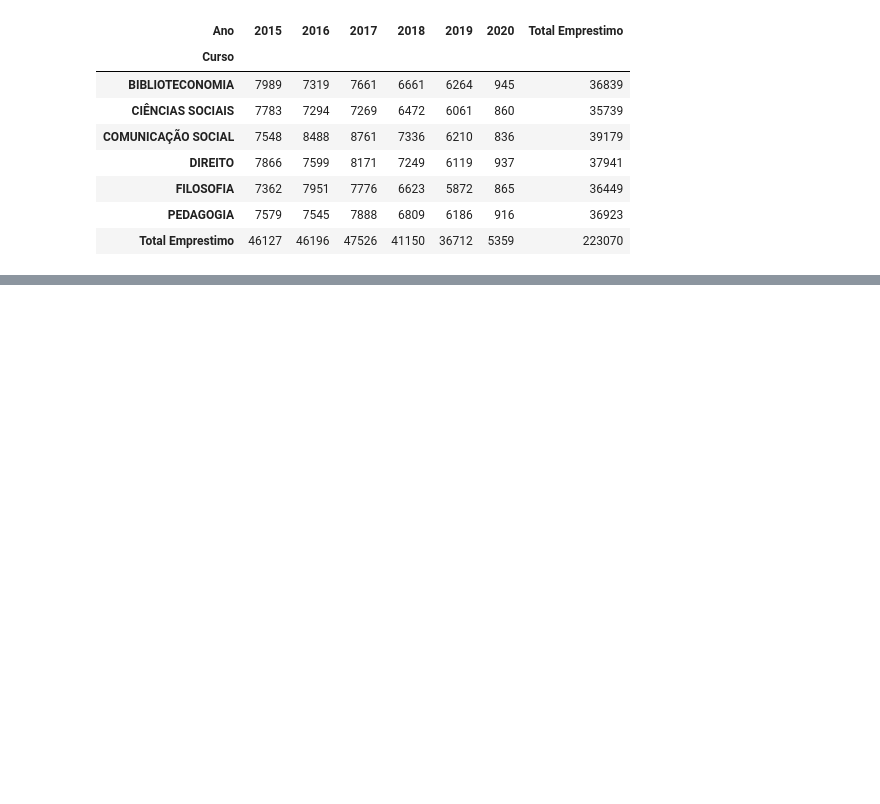
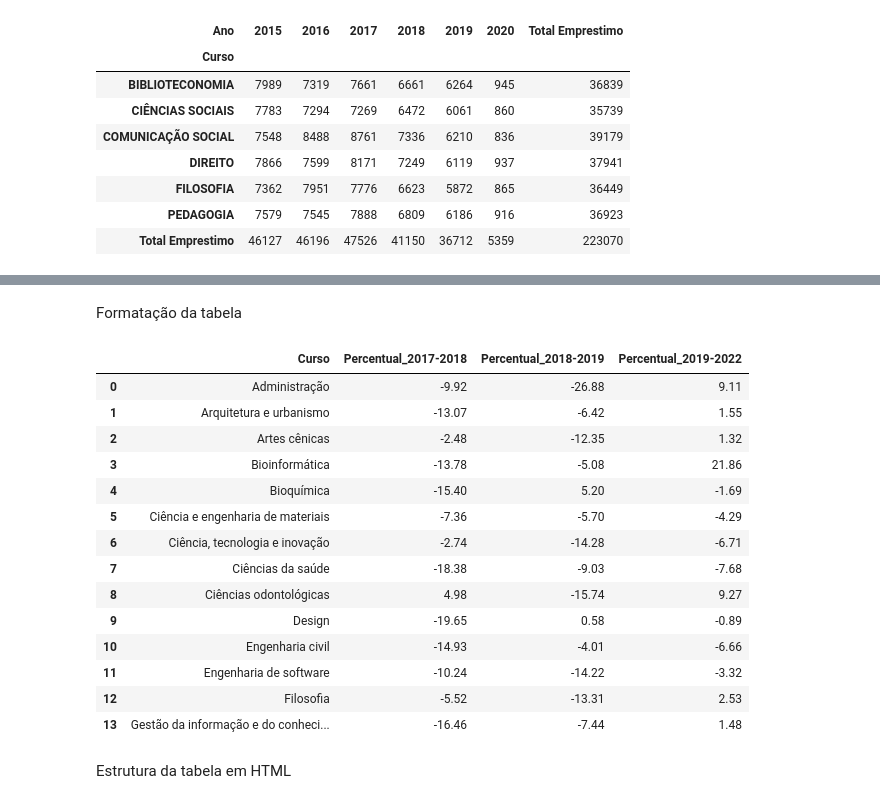
Before and after one commit to giuliacaxi/7DaysOfCode---Python-Pandas, a Jupyter notebook: Analise/data.ipynb, the cells around one changed output, grey strips where cells are left out. Cells and saved outputs as stored; diff of their text form; code cells hidden in the pictures; blank space fills up the shorter version.

```diff
--- a/Analise/data.ipynb
+++ b/Analise/data.ipynb
@@ -1158,0 +1441,2 @@ emprestimos_cursos_especificos
+# %%
+emprestimos_pos_curso['2022'] = emprestimos_pos_curso['2022'].astype(int)
@@ -1158,0 +1445,8 @@ emprestimos_cursos_especificos
+# %%
+def percentual_ano_anterior(linha,ano_inicial,ano_final):
+    variacao_inicial = linha[ano_inicial]
+    variacao_final = linha[ano_final]
+    if variacao_inicial == 0:
+        return None
+    variacao = ((variacao_final - variacao_inicial) / variacao_inicial) * 100
+    return round(variacao,2)
@@ -1158,0 +1467,6 @@ emprestimos_cursos_especificos
+# %%
+percentual_emprestimo = pd.DataFrame({
+    'Percentual_2017-2018' : emprestimos_pos_curso.apply(lambda linha: percentual_ano_anterior(linha, 2017, 2018), axis=1),
+    'Percentual_2018-2019' : emprestimos_pos_curso.apply(lambda linha: percentual_ano_anterior(linha, 2018, 2019), axis=1),
+    'Percentual_2019-2022' : emprestimos_pos_curso.apply(lambda linha: percentual_ano_anterior(linha, 2019, '2022'), axis=1)
+})
@@ -1158,0 +1492,25 @@ emprestimos_cursos_especificos
+# %% [markdown]
+Formatação da tabela
+# %%
+percentual_emprestimo.reset_index(inplace=True)
+percentual_emprestimo.columns = percentual_emprestimo.columns.str.capitalize()
+percentual_emprestimo.Curso = percentual_emprestimo.Curso.str.capitalize()
+percentual_emprestimo
+# %% [output]
+|  | Curso | Percentual_2017-2018 | Percentual_2018-2019 | Percentual_2019-2022 |
+| 0 | Administração | -9.92 | -26.88 | 9.11 |
+| 1 | Arquitetura e urbanismo | -13.07 | -6.42 | 1.55 |
+| 2 | Artes cênicas | -2.48 | -12.35 | 1.32 |
+| 3 | Bioinformática | -13.78 | -5.08 | 21.86 |
+| 4 | Bioquímica | -15.40 | 5.20 | -1.69 |
+| 5 | Ciência e engenharia de materiais | -7.36 | -5.70 | -4.29 |
+| 6 | Ciência, tecnologia e inovação | -2.74 | -14.28 | -6.71 |
+| 7 | Ciências da saúde | -18.38 | -9.03 | -7.68 |
+| 8 | Ciências odontológicas | 4.98 | -15.74 | 9.27 |
+| 9 | Design | -19.65 | 0.58 | -0.89 |
+| 10 | Engenharia civil | -14.93 | -4.01 | -6.66 |
+| 11 | Engenharia de software | -10.24 | -14.22 | -3.32 |
+| 12 | Filosofia | -5.52 | -13.31 | 2.53 |
+| 13 | Gestão da informação e do conheci... | -16.46 | -7.44 | 1.48 |
+# %% [markdown]
+Estrutura da tabela em HTML
```
Also changed, not shown: parts of 38 cells of this notebook, 1 other file.
